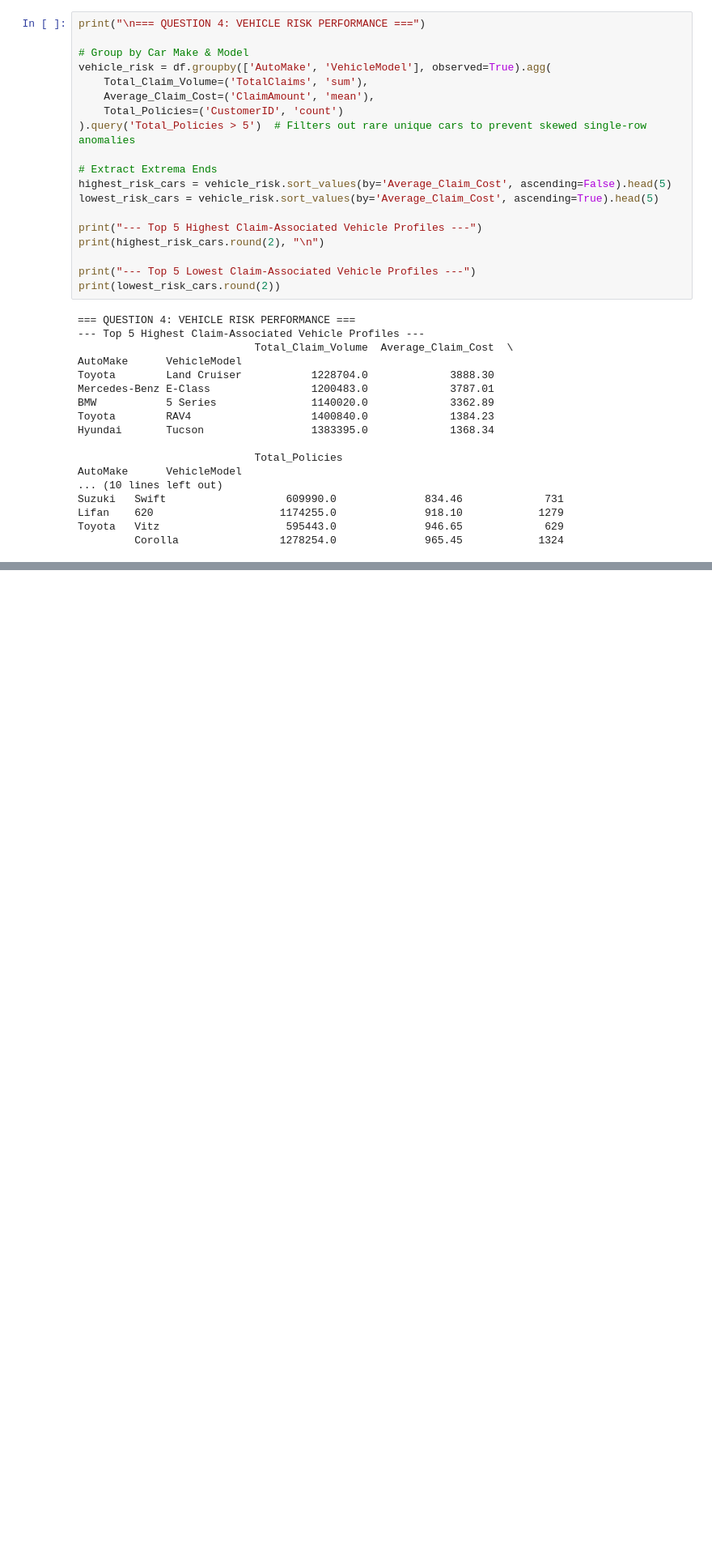
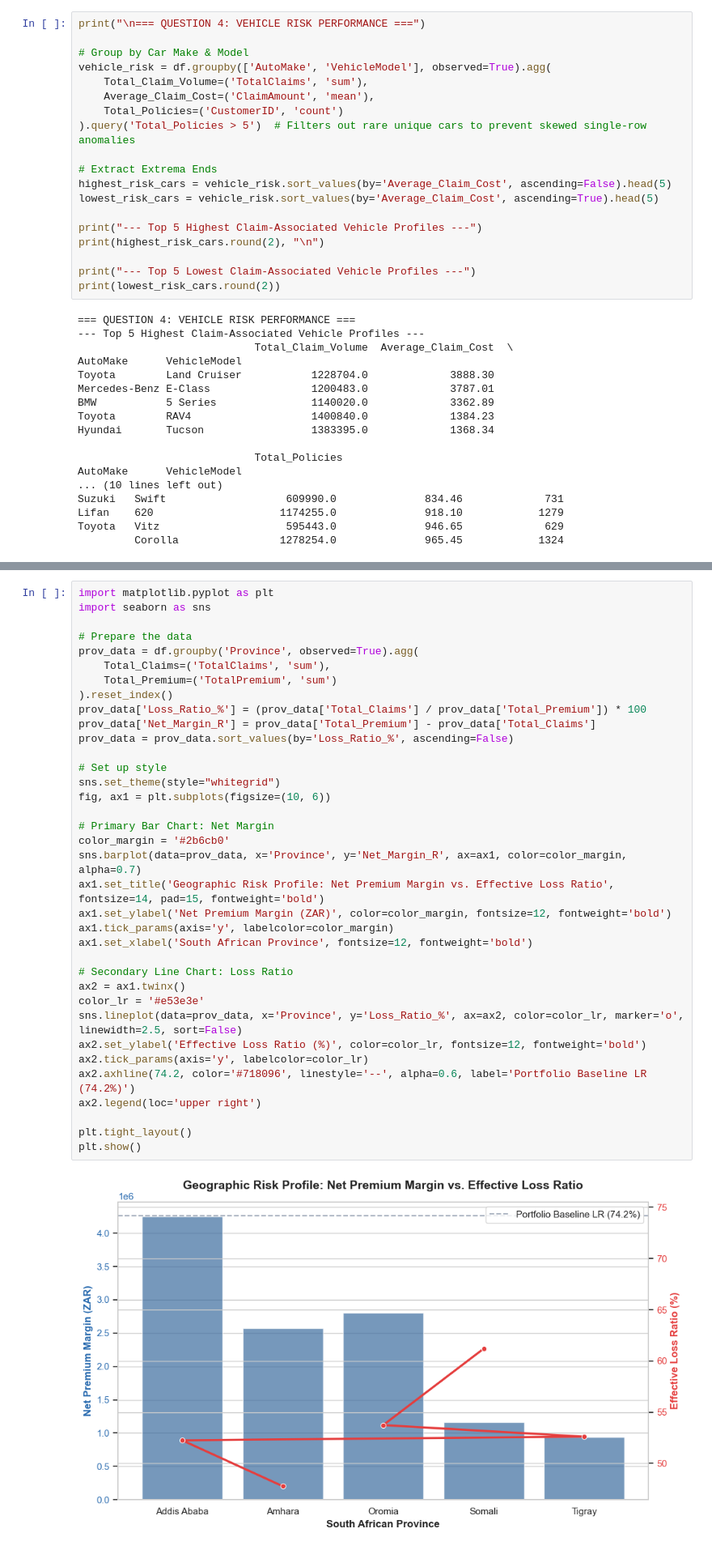
Before and after one commit to hk12214/insurance-risk-analytics, a Jupyter notebook: notebooks/01_eda.ipynb, the cells around one changed output, grey strips where cells are left out. Shown at 81% size. Saved outputs shown, nothing was run; the diff lists cells and outputs as text; blank space fills up the shorter version.

Commit message:
feat(eda): embed insight-driven plots and map next-steps roadmap

```diff
--- a/notebooks/01_eda.ipynb
+++ b/notebooks/01_eda.ipynb
@@ -370,0 +373,38 @@ Toyota   Vitz                    595443.0              946.65             629
+# %%
+import matplotlib.pyplot as plt
+import seaborn as sns
+
+# Prepare the data
+prov_data = df.groupby('Province', observed=True).agg(
+    Total_Claims=('TotalClaims', 'sum'),
+    Total_Premium=('TotalPremium', 'sum')
+).reset_index()
+prov_data['Loss_Ratio_%'] = (prov_data['Total_Claims'] / prov_data['Total_Premium']) * 100
+prov_data['Net_Margin_R'] = prov_data['Total_Premium'] - prov_data['Total_Claims']
+prov_data = prov_data.sort_values(by='Loss_Ratio_%', ascending=False)
+
+# Set up style
+sns.set_theme(style="whitegrid")
+fig, ax1 = plt.subplots(figsize=(10, 6))
+
+# Primary Bar Chart: Net Margin
+color_margin = '#2b6cb0'
+sns.barplot(data=prov_data, x='Province', y='Net_Margin_R', ax=ax1, color=color_margin, alpha=0.7)
+ax1.set_title('Geographic Risk Profile: Net Premium Margin vs. Effective Loss Ratio', fontsize=14, pad=15, fontweight='bold')
+ax1.set_ylabel('Net Premium Margin (ZAR)', color=color_margin, fontsize=12, fontweight='bold')
+ax1.tick_params(axis='y', labelcolor=color_margin)
+ax1.set_xlabel('South African Province', fontsize=12, fontweight='bold')
+
+# Secondary Line Chart: Loss Ratio
+ax2 = ax1.twinx()
+color_lr = '#e53e3e'
+sns.lineplot(data=prov_data, x='Province', y='Loss_Ratio_%', ax=ax2, color=color_lr, marker='o', linewidth=2.5, sort=False)
+ax2.set_ylabel('Effective Loss Ratio (%)', color=color_lr, fontsize=12, fontweight='bold')
+ax2.tick_params(axis='y', labelcolor=color_lr)
+ax2.axhline(74.2, color='#718096', linestyle='--', alpha=0.6, label='Portfolio Baseline LR (74.2%)')
+ax2.legend(loc='upper right')
+
+plt.tight_layout()
+plt.show()
+# %% [output]
+[figure, added]
```
Also changed, not shown: parts of 5 cells of this notebook.
